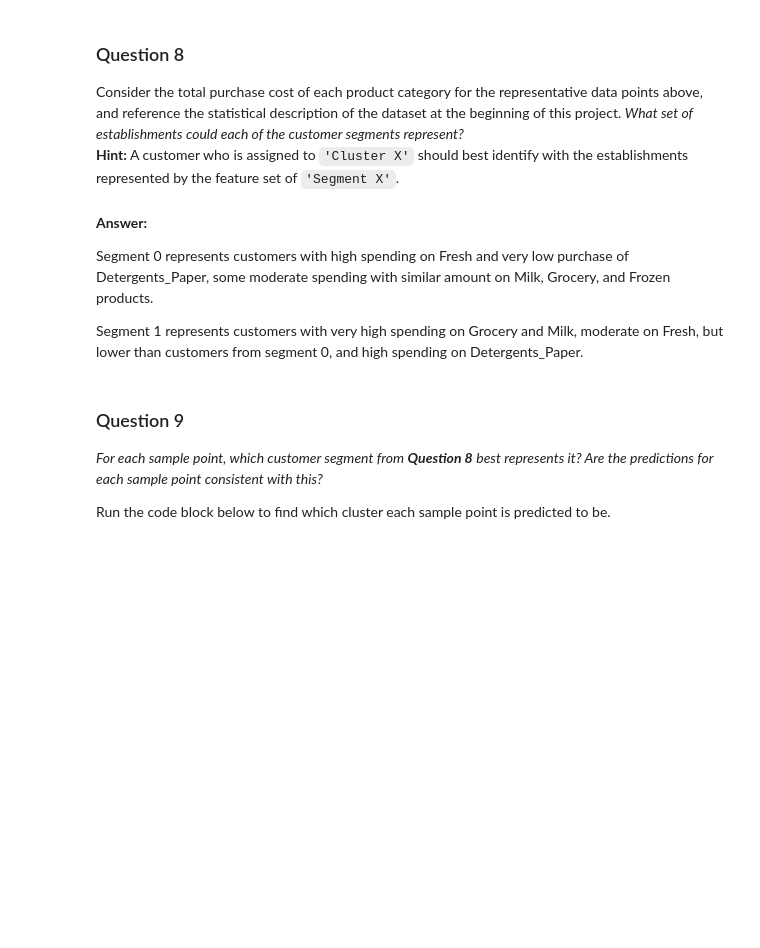
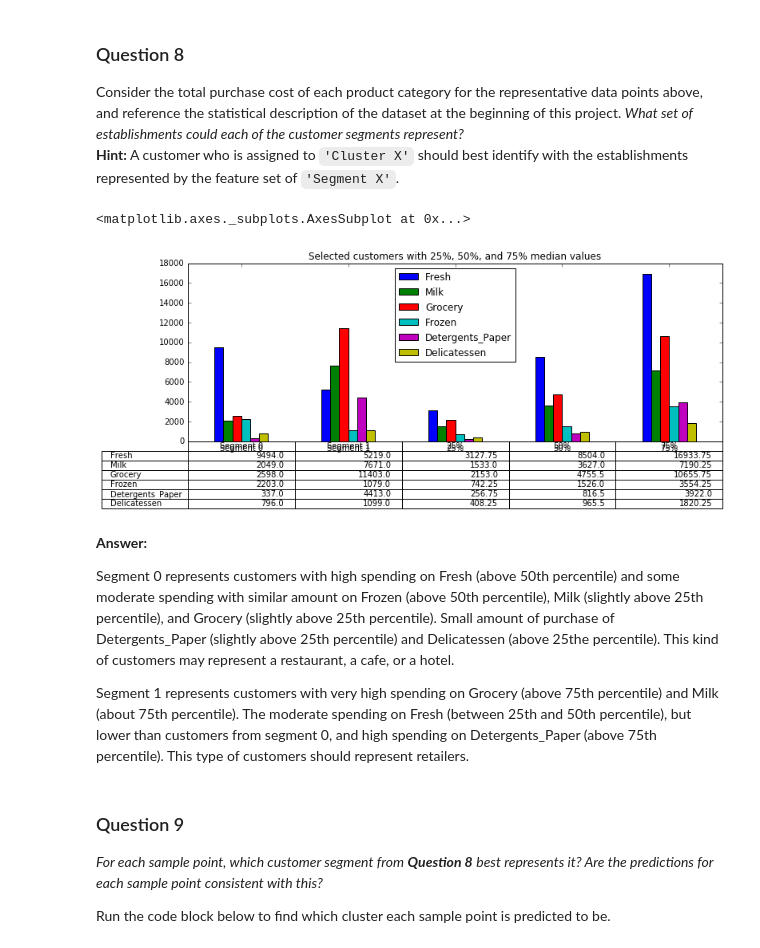
Before and after one commit to korotulea/Machine-Learning-NanoDegree-Udacity, a Jupyter notebook: customer_segments/customer_segments.ipynb, the cells around one changed output. Cells and saved outputs as stored; diff of their text form; code cells hidden in the pictures; blank space fills up the shorter version.

```diff
--- a/customer_segments/customer_segments.ipynb
+++ b/customer_segments/customer_segments.ipynb
@@ -218,15 +236,22 @@ for feature in log_data.keys():
     print "Data points considered outliers for the feature '{}':".format(feature)
     tmp_df = log_data[~((log_data[feature] >= Q1 - step) & (log_data[feature] <= Q3 + step))]
     display(tmp_df)
-    outliers_tmp[feature] = list(tmp_df.index)
     outliers_set.update(list(tmp_df.index))
-
+    for customer_tmp in list(tmp_df.index):
+        if customer_tmp in outliers_tmp.keys():
+            outliers_tmp[customer_tmp] += 1
+        else:
+            outliers_tmp[customer_tmp] = 1
 
 # OPTIONAL: Select the indices for data points you wish to remove
 outliers = np.sort(list(outliers_set))
+outliers_2 = []
+for k, v in outliers_tmp.iteritems():
+    if v > 1:
+        outliers_2.append(k)
 
-print 'There are total {} outliers, which is {:.2f}% from data set'.format(len(outliers), 100.0 * len(outliers)/data.shape[0])
-print 'Outliers indexes: \n', outliers
+print 'There are total {} outliers appeared at least in two features, which is {:.2f}% from data set'.format(len(outliers_2), 100.0 * len(outliers_2)/data.shape[0])
+print 'Outliers indexes: \n', outliers_2
 
 # Remove the outliers, if any were specified
 good_data = log_data.drop(log_data.index[outliers]).reset_index(drop = True)
@@ -530,12 +560,19 @@ display(true_centers)
 ### Question 8
 Consider the total purchase cost of each product category for the representative data points above, and reference the statistical description of the dataset at the beginning of this project. *What set of establishments could each of the customer segments represent?*
 **Hint:** A customer who is assigned to `'Cluster X'` should best identify with the establishments represented by the feature set of `'Segment X'`.
+# %%
+true_centers_plus_median = true_centers.append(data.describe().loc[data.describe().index[4:7]])
+true_centers_plus_median.plot(kind='bar', figsize=(12,4), table=True, title='Selected customers with 25%, 50%, and 75% median values', \
+                        rot=0)
+# %% [output]
+<matplotlib.axes._subplots.AxesSubplot at 0x...>
+[figure, added]
 # %% [markdown]
 **Answer:**
 
-Segment 0 represents customers with high spending on Fresh and very low purchase of Detergents_Paper, some moderate spending with similar amount on Milk, Grocery, and Frozen products.
+Segment 0 represents customers with high spending on Fresh (above 50th percentile) and some moderate spending with similar amount on Frozen (above 50th percentile), Milk (slightly above 25th percentile), and Grocery (slightly above 25th percentile). Small amount of purchase of Detergents_Paper (slightly above 25th percentile) and Delicatessen (above 25the percentile). This kind of customers may represent a restaurant, a cafe, or a hotel.
 
-Segment 1 represents customers with very high spending on Grocery and Milk, moderate on Fresh, but lower than customers from segment 0, and high spending on Detergents_Paper.
+Segment 1 represents customers with very high spending on Grocery (above 75th percentile) and Milk (about 75th percentile). The moderate spending on Fresh (between 25th and 50th percentile), but lower than customers from segment 0, and high spending on Detergents_Paper (above 75th percentile). This type of customers should represent retailers.
 # %% [markdown]
 ### Question 9
 *For each sample point, which customer segment from* ***Question 8*** *best represents it? Are the predictions for each sample point consistent with this?*
```
Also changed, not shown: parts of 11 cells of this notebook, 2 other files.
